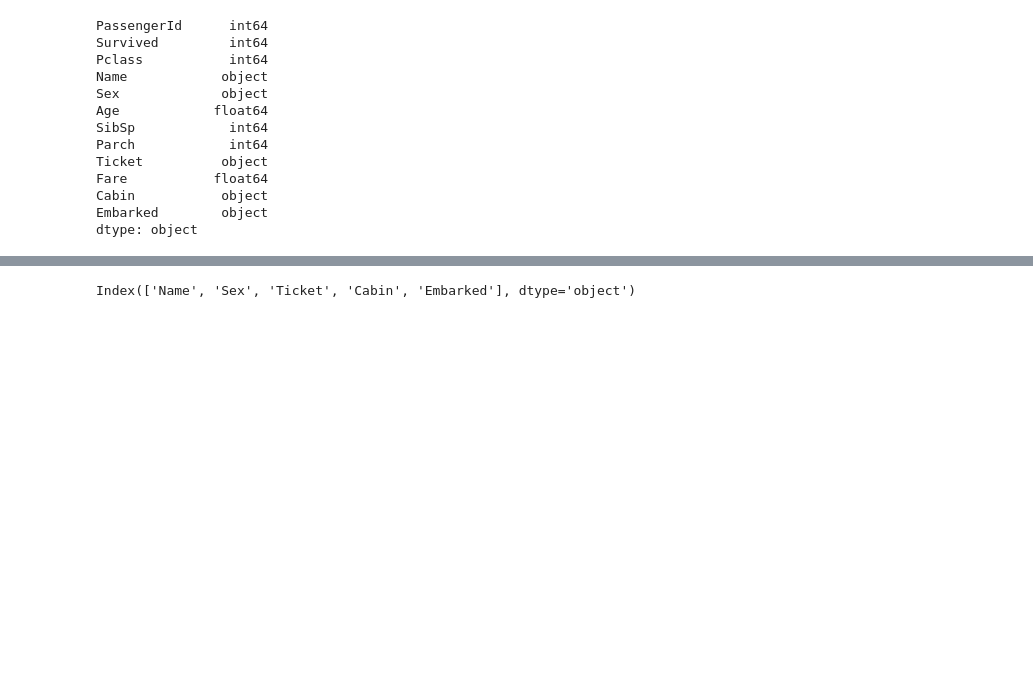
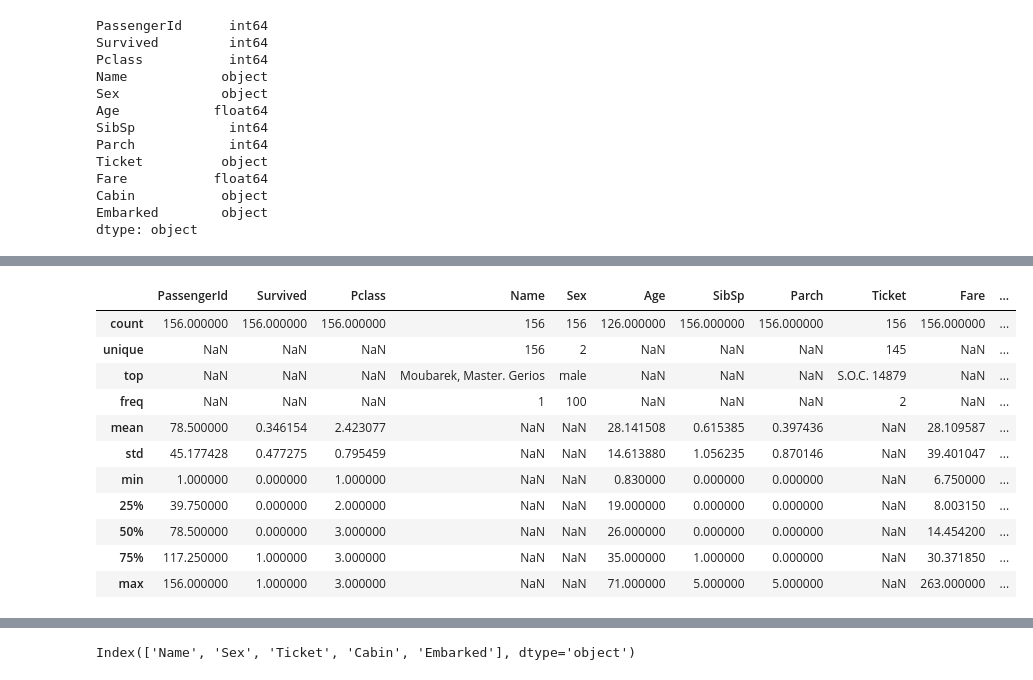
Before and after one commit to thangarajdeivasikamani/iNeuron_ML, a Jupyter notebook: Week5/Pandas data manipulation .ipynb, the cells around one changed output, grey strips where cells are left out. Cells and saved outputs as stored; diff of their text form; code cells hidden in the pictures; blank space fills up the shorter version.

```diff
--- a/Week5/Pandas data manipulation .ipynb
+++ b/Week5/Pandas data manipulation .ipynb
@@ -61,0 +75,16 @@ dtype: object
+# %%
+# Including object column
+titanic_train.describe(include='all')
+# %% [output]
+|  | PassengerId | Survived | Pclass | Name | Sex | Age | SibSp | Parch | Ticket | Fare | ... |
+| count | 156.000000 | 156.000000 | 156.000000 | 156 | 156 | 126.000000 | 156.000000 | 156.000000 | 156 | 156.000000 | ... |
+| unique | NaN | NaN | NaN | 156 | 2 | NaN | NaN | NaN | 145 | NaN | ... |
+| top | NaN | NaN | NaN | Moubarek, Master. Gerios | male | NaN | NaN | NaN | S.O.C. 14879 | NaN | ... |
+| freq | NaN | NaN | NaN | 1 | 100 | NaN | NaN | NaN | 2 | NaN | ... |
+| mean | 78.500000 | 0.346154 | 2.423077 | NaN | NaN | 28.141508 | 0.615385 | 0.397436 | NaN | 28.109587 | ... |
+| std | 45.177428 | 0.477275 | 0.795459 | NaN | NaN | 14.613880 | 1.056235 | 0.870146 | NaN | 39.401047 | ... |
+| min | 1.000000 | 0.000000 | 1.000000 | NaN | NaN | 0.830000 | 0.000000 | 0.000000 | NaN | 6.750000 | ... |
+| 25% | 39.750000 | 0.000000 | 2.000000 | NaN | NaN | 19.000000 | 0.000000 | 0.000000 | NaN | 8.003150 | ... |
+| 50% | 78.500000 | 0.000000 | 3.000000 | NaN | NaN | 26.000000 | 0.000000 | 0.000000 | NaN | 14.454200 | ... |
+| 75% | 117.250000 | 1.000000 | 3.000000 | NaN | NaN | 35.000000 | 1.000000 | 0.000000 | NaN | 30.371850 | ... |
+| max | 156.000000 | 1.000000 | 3.000000 | NaN | NaN | 71.000000 | 5.000000 | 5.000000 | NaN | 263.000000 | ... |
```
Also changed, not shown: parts of 92 cells of this notebook, 16 other files.
